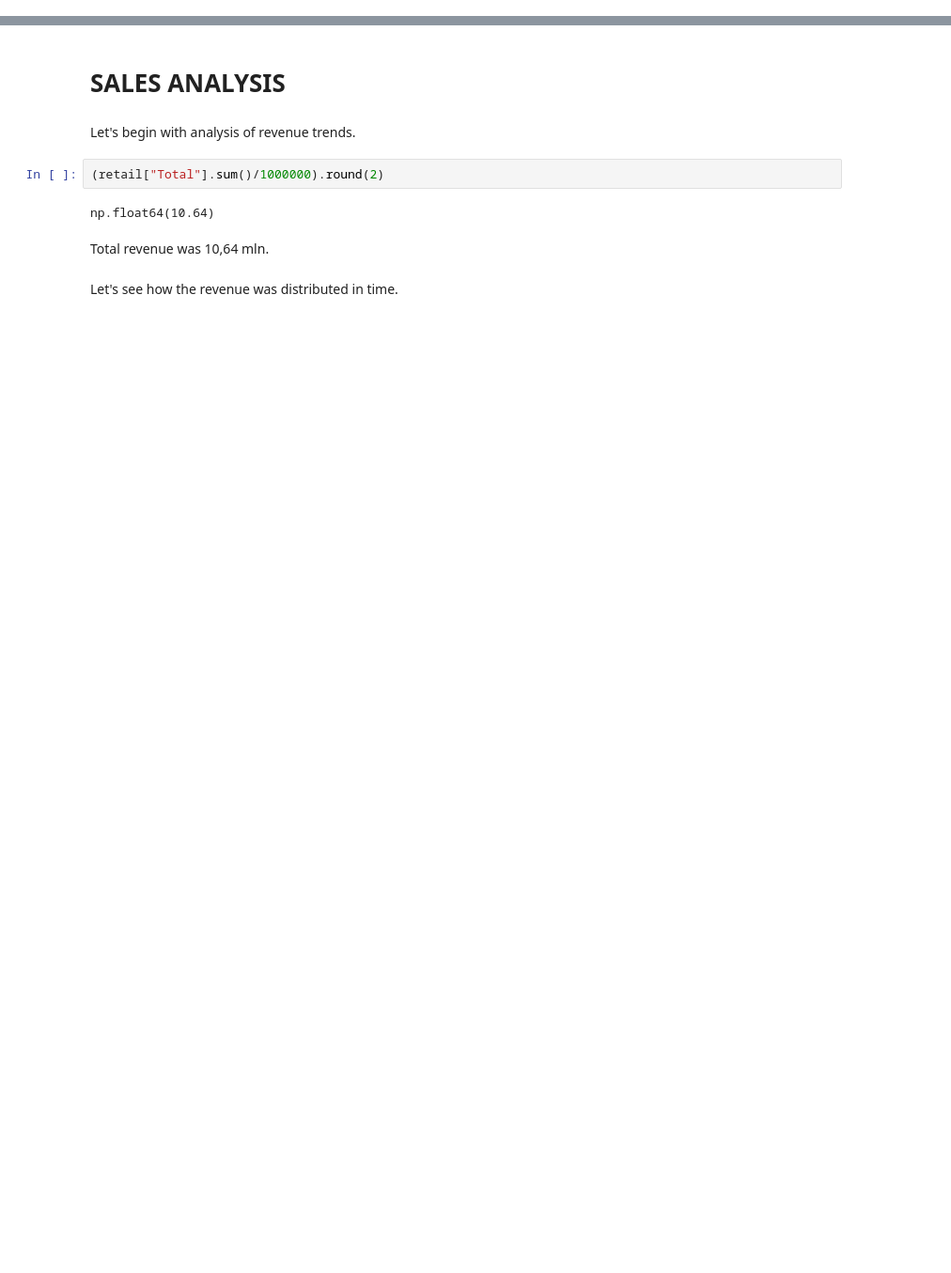
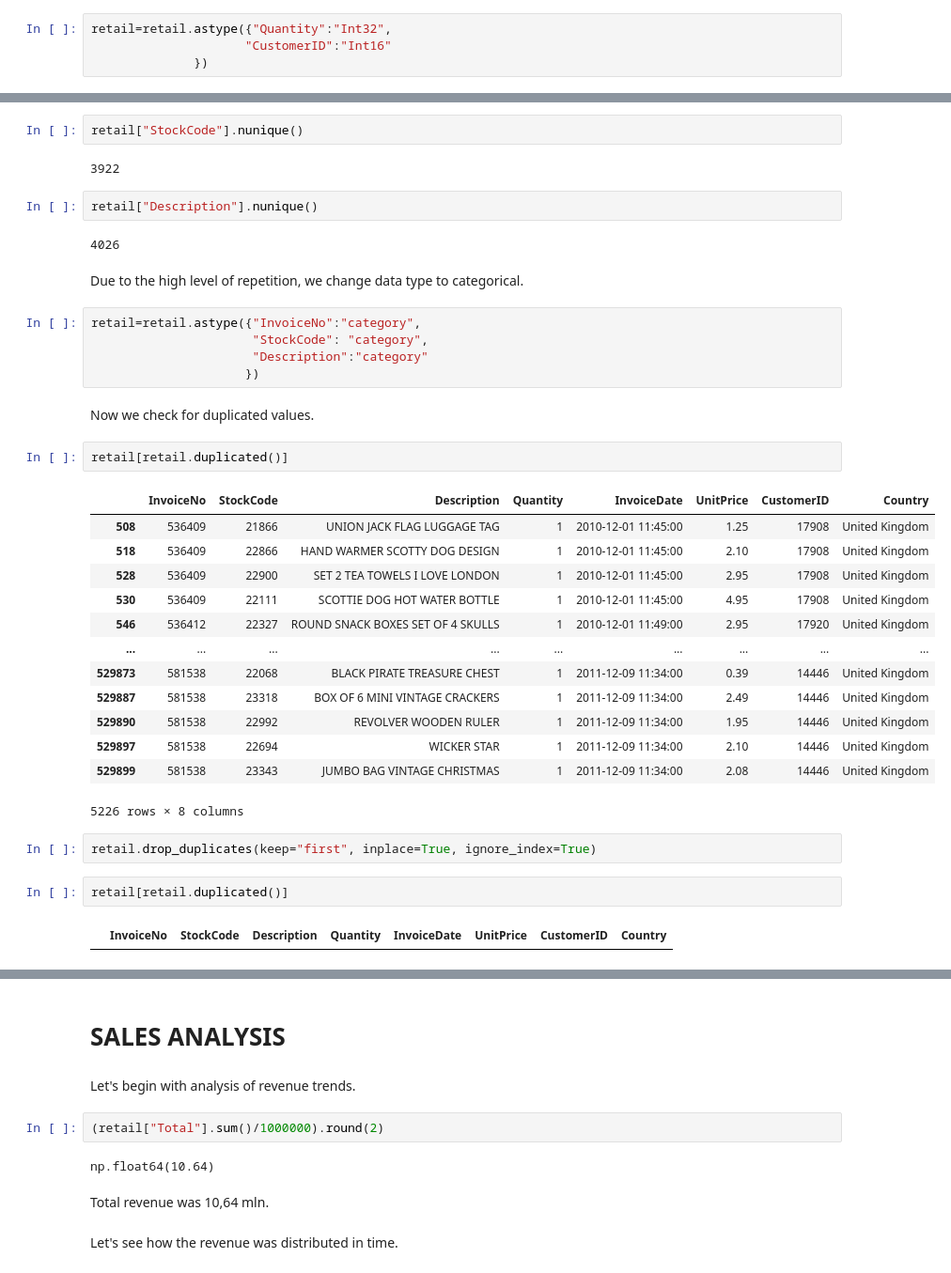
Before and after one commit to JakubKrz25/Online-Retail-Python-analysis, a Jupyter notebook: Online_retail- analysis.ipynb, the cells around one changed output, grey strips where cells are left out. Shown at 94% size. Saved outputs shown, nothing was run; the diff lists cells and outputs as text; blank space fills up the shorter version.

```diff
--- a/notebooks/01_sales_eda.ipynb
+++ b/Online_retail- analysis.ipynb
@@ -17,0 +149,4 @@ retail = load_processed("retail")
+# %%
+retail=retail.astype({"Quantity":"Int32",
+                     "CustomerID":"Int16"
+              })
@@ -17,0 +159,39 @@ retail = load_processed("retail")
+# %%
+retail["StockCode"].nunique()
+# %% [output]
+3922
+# %%
+retail["Description"].nunique()
+# %% [output]
+4026
+# %% [markdown]
+Due to the high level of repetition, we change data type to categorical.
+# %%
+retail=retail.astype({"InvoiceNo":"category",
+                      "StockCode": "category",
+                      "Description":"category"
+                     })
+# %% [markdown]
+Now we check for duplicated values.
+# %%
+retail[retail.duplicated()]
+# %% [output]
+|  | InvoiceNo | StockCode | Description | Quantity | InvoiceDate | UnitPrice | CustomerID | Country |
+| 508 | 536409 | 21866 | UNION JACK FLAG LUGGAGE TAG | 1 | 2010-12-01 11:45:00 | 1.25 | 17908 | United Kingdom |
+| 518 | 536409 | 22866 | HAND WARMER SCOTTY DOG DESIGN | 1 | 2010-12-01 11:45:00 | 2.10 | 17908 | United Kingdom |
+| 528 | 536409 | 22900 | SET 2 TEA TOWELS I LOVE LONDON | 1 | 2010-12-01 11:45:00 | 2.95 | 17908 | United Kingdom |
+| 530 | 536409 | 22111 | SCOTTIE DOG HOT WATER BOTTLE | 1 | 2010-12-01 11:45:00 | 4.95 | 17908 | United Kingdom |
+| 546 | 536412 | 22327 | ROUND SNACK BOXES SET OF 4 SKULLS | 1 | 2010-12-01 11:49:00 | 2.95 | 17920 | United Kingdom |
+| ... | ... | ... | ... | ... | ... | ... | ... | ... |
+| 529873 | 581538 | 22068 | BLACK PIRATE TREASURE CHEST | 1 | 2011-12-09 11:34:00 | 0.39 | 14446 | United Kingdom |
+| 529887 | 581538 | 23318 | BOX OF 6 MINI VINTAGE CRACKERS | 1 | 2011-12-09 11:34:00 | 2.49 | 14446 | United Kingdom |
+| 529890 | 581538 | 22992 | REVOLVER WOODEN RULER | 1 | 2011-12-09 11:34:00 | 1.95 | 14446 | United Kingdom |
+| 529897 | 581538 | 22694 | WICKER STAR | 1 | 2011-12-09 11:34:00 | 2.10 | 14446 | United Kingdom |
+| 529899 | 581538 | 23343 | JUMBO BAG VINTAGE CHRISTMAS | 1 | 2011-12-09 11:34:00 | 2.08 | 14446 | United Kingdom |
+5226 rows × 8 columns
+# %%
+retail.drop_duplicates(keep="first", inplace=True, ignore_index=True)
+# %%
+retail[retail.duplicated()]
+# %% [output]
+|  | InvoiceNo | StockCode | Description | Quantity | InvoiceDate | UnitPrice | CustomerID | Country |
```
Also changed, not shown: parts of 42 cells of this notebook, 19 other files.
